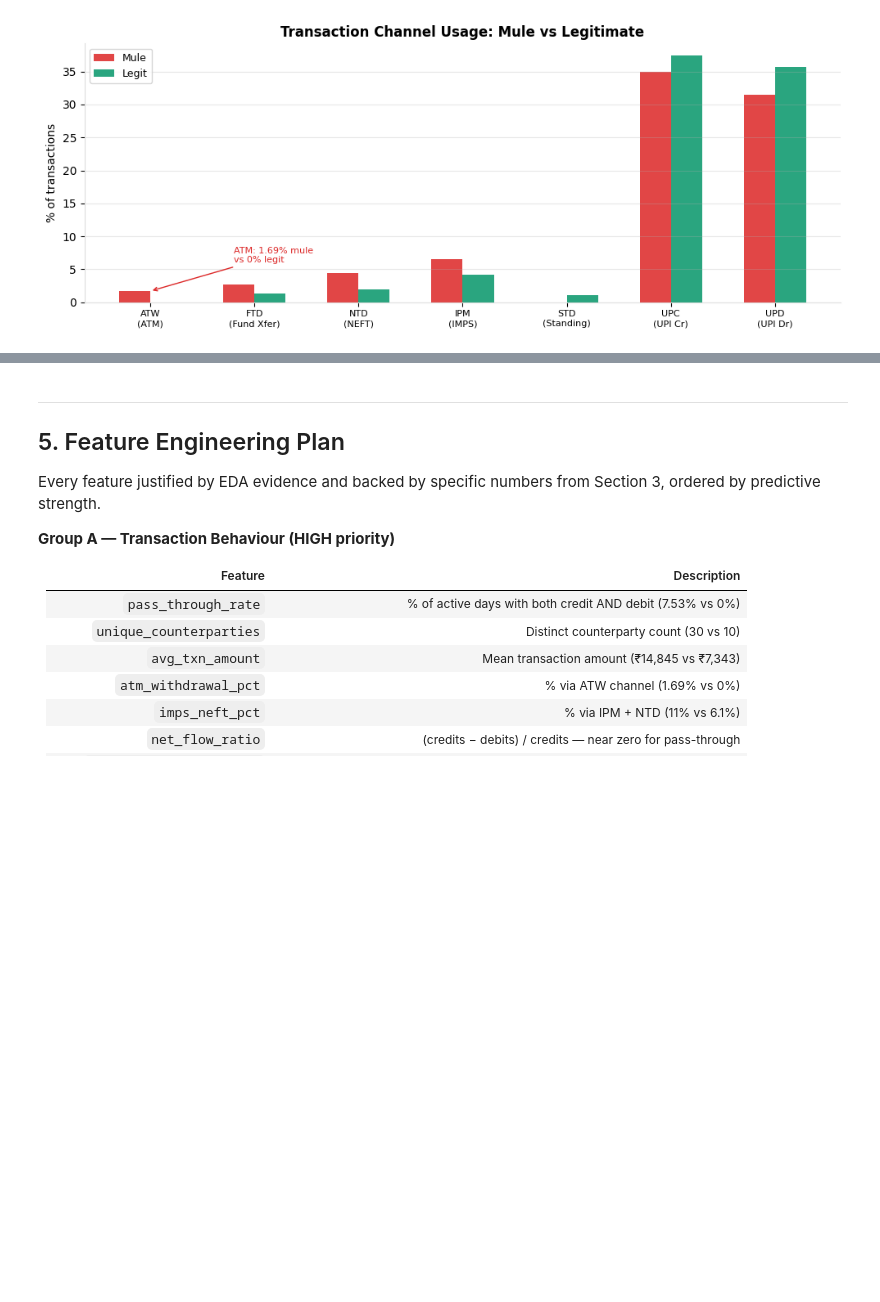
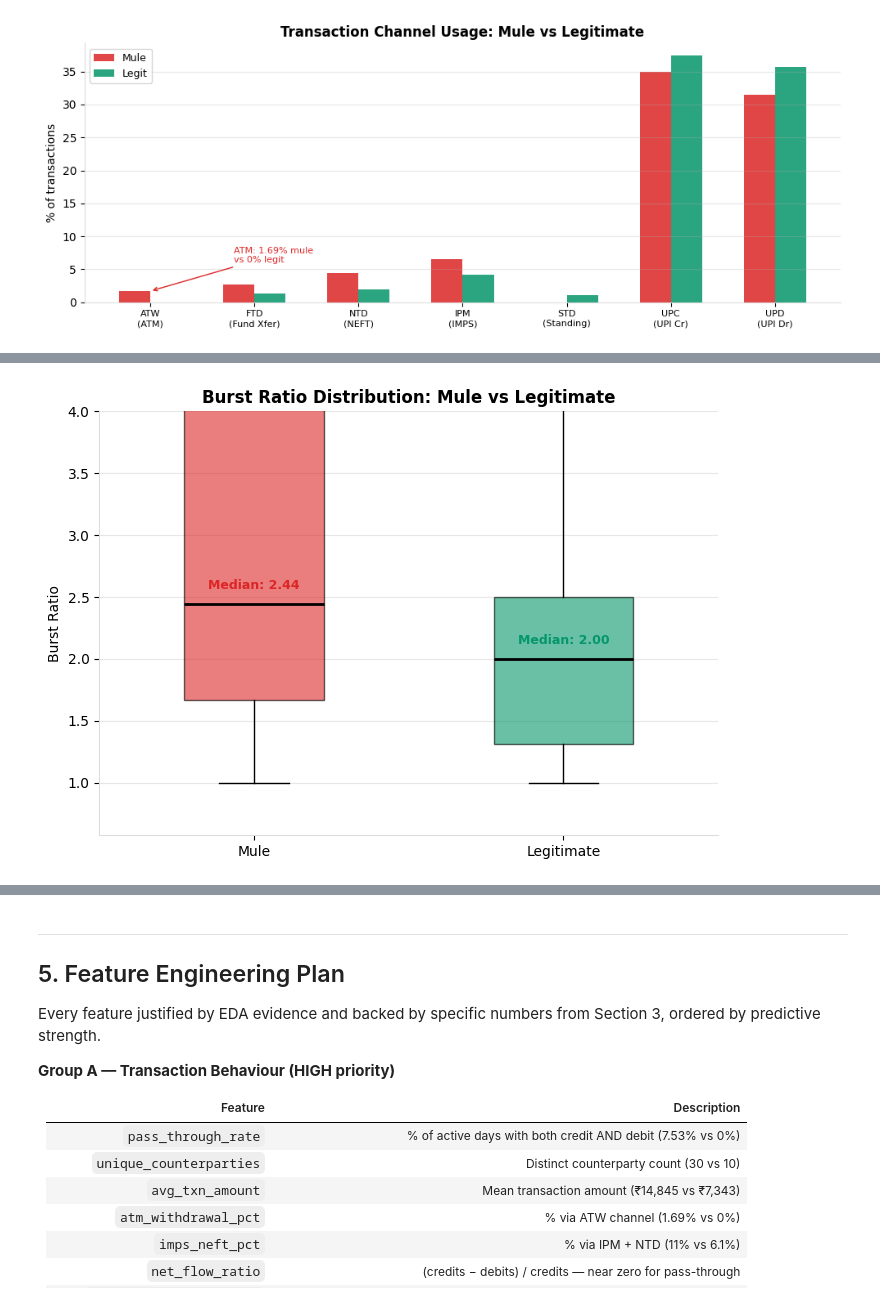
Before and after one commit to Vedansh-Mittal/IITD, a Jupyter notebook: eda_report_clean.ipynb, the cells around one changed output, grey strips where cells are left out. Saved outputs shown, nothing was run; the diff lists cells and outputs as text; code cells hidden in the pictures; blank space fills up the shorter version.

```diff
--- a/eda_report_clean.ipynb
+++ b/eda_report_clean.ipynb
@@ -231,0 +260,41 @@ plt.tight_layout(); plt.show()
+# %%
+import matplotlib.pyplot as plt
+import numpy as np
+
+MULE = '#dc2626'; LEGIT = '#059669'
+
+mule_br = train[train['is_mule'] == 1]['burst_ratio'].dropna()
+legit_br = train[train['is_mule'] == 0]['burst_ratio'].dropna()
+
+# Cap y-axis at 95th percentile to avoid outlier distortion
+cap = np.percentile(list(mule_br) + list(legit_br), 95)
+
+fig, ax = plt.subplots(figsize=(7, 5))
+bp = ax.boxplot(
+    [mule_br.values, legit_br.values],
+    labels=['Mule', 'Legitimate'],
+    patch_artist=True, widths=0.45,
+    showfliers=False
+)
+bp['boxes'][0].set_facecolor(MULE); bp['boxes'][0].set_alpha(0.6)
+bp['boxes'][1].set_facecolor(LEGIT); bp['boxes'][1].set_alpha(0.6)
+for median_line in bp['medians']:
+    median_line.set_color('black'); median_line.set_linewidth(2)
+
+ax.set_ylim(top=cap)
+ax.set_ylabel('Burst Ratio')
+ax.set_title('Burst Ratio Distribution: Mule vs Legitimate', fontweight='bold')
+ax.grid(axis='y', alpha=0.3)
+ax.spines[['top', 'right']].set_visible(False)
+
+# Annotate medians
+med_m = float(np.median(mule_br))
+med_l = float(np.median(legit_br))
+ax.text(1, med_m + cap * 0.03, f'Median: {med_m:.2f}',
+        ha='center', fontsize=9, fontweight='bold', color=MULE)
+ax.text(2, med_l + cap * 0.03, f'Median: {med_l:.2f}',
+        ha='center', fontsize=9, fontweight='bold', color=LEGIT)
+
+plt.tight_layout(); plt.show()
+# %% [output]
+[figure, added]
```
Also changed, not shown: parts of 13 cells of this notebook, 3 other files.
